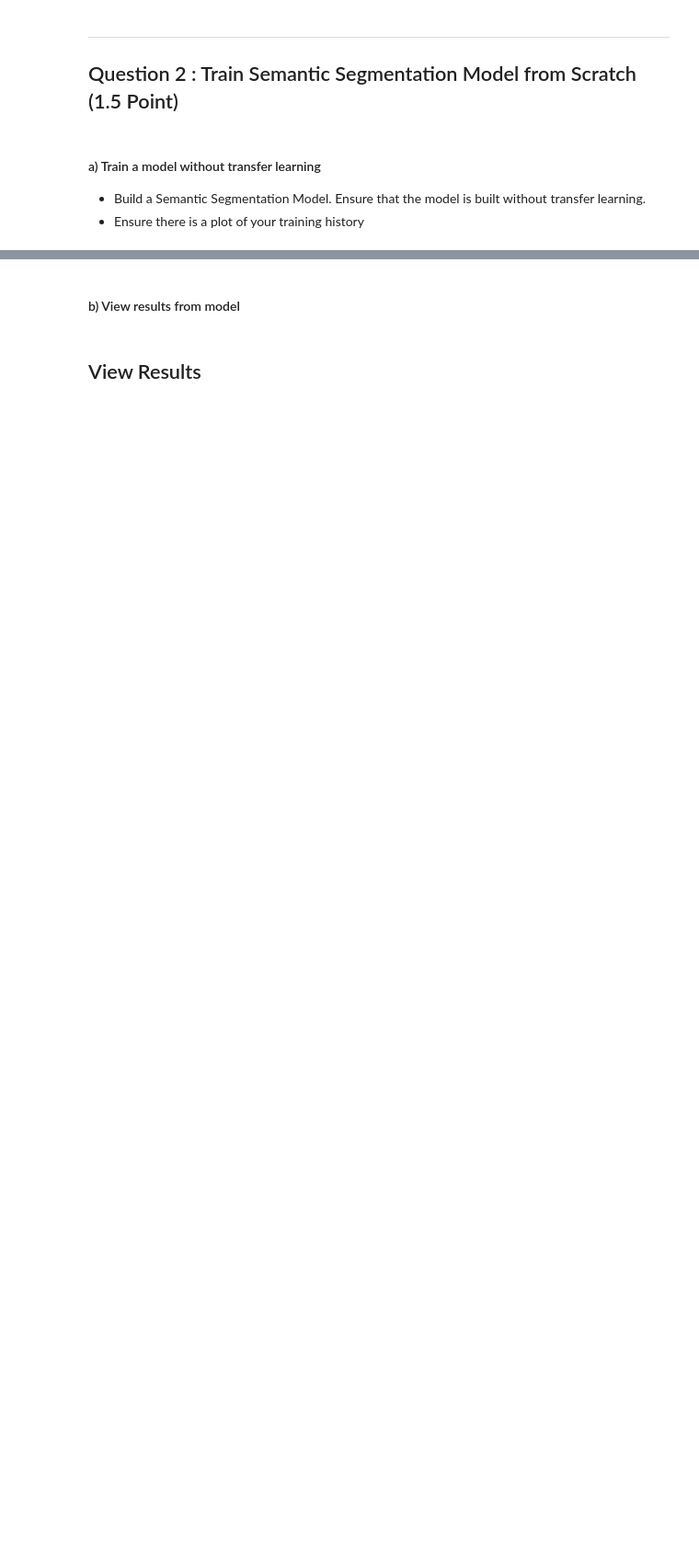
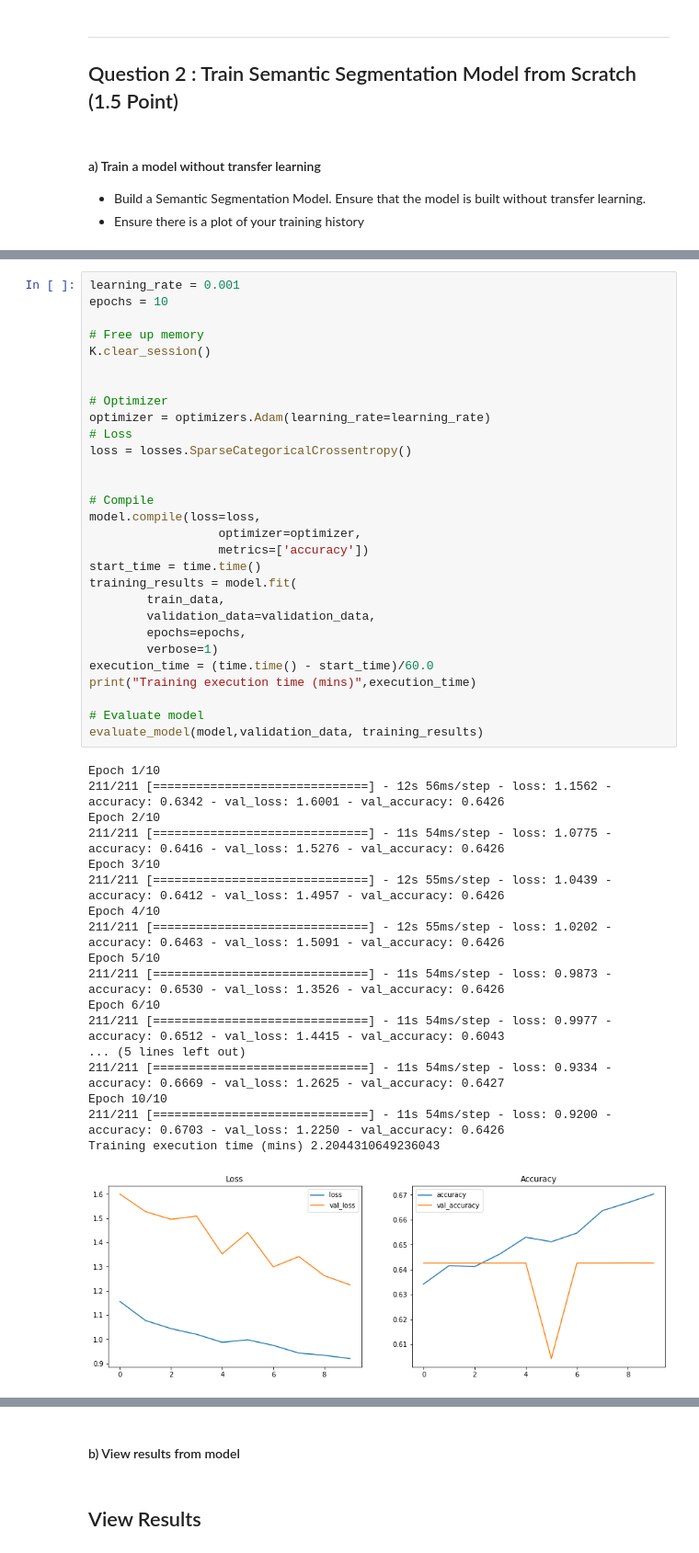
Before and after one commit to simonwarchol/2020F-AC295, a Jupyter notebook: content/exercises/exercise5/AC_295_Fall_2020_Exercise_5.ipynb, the cells around one changed output, grey strips where cells are left out. Shown at 92% size. Cells and saved outputs as stored; diff of their text form; blank space fills up the shorter version.

```diff
--- a/content/exercises/exercise5/AC_295_Fall_2020_Exercise_5.ipynb
+++ b/content/exercises/exercise5/AC_295_Fall_2020_Exercise_5.ipynb
@@ -435,0 +527,48 @@ print("validation_data",validation_data)
+# %%
+learning_rate = 0.001
+epochs = 10
+
+# Free up memory
+K.clear_session()
+
+
+# Optimizer
+optimizer = optimizers.Adam(learning_rate=learning_rate)
+# Loss
+loss = losses.SparseCategoricalCrossentropy()
+
+
+# Compile
+model.compile(loss=loss,
+                  optimizer=optimizer,
+                  metrics=['accuracy'])
+start_time = time.time()
+training_results = model.fit(
+        train_data,
+        validation_data=validation_data,
+        epochs=epochs,
+        verbose=1)
+execution_time = (time.time() - start_time)/60.0
+print("Training execution time (mins)",execution_time)
+
+# Evaluate model
+evaluate_model(model,validation_data, training_results)
+# %% [output]
+Epoch 1/10
+211/211 [==============================] - 12s 56ms/step - loss: 1.1562 - accuracy: 0.6342 - val_loss: 1.6001 - val_accuracy: 0.6426
+Epoch 2/10
+211/211 [==============================] - 11s 54ms/step - loss: 1.0775 - accuracy: 0.6416 - val_loss: 1.5276 - val_accuracy: 0.6426
+Epoch 3/10
+211/211 [==============================] - 12s 55ms/step - loss: 1.0439 - accuracy: 0.6412 - val_loss: 1.4957 - val_accuracy: 0.6426
+Epoch 4/10
+211/211 [==============================] - 12s 55ms/step - loss: 1.0202 - accuracy: 0.6463 - val_loss: 1.5091 - val_accuracy: 0.6426
+Epoch 5/10
+211/211 [==============================] - 11s 54ms/step - loss: 0.9873 - accuracy: 0.6530 - val_loss: 1.3526 - val_accuracy: 0.6426
+Epoch 6/10
+211/211 [==============================] - 11s 54ms/step - loss: 0.9977 - accuracy: 0.6512 - val_loss: 1.4415 - val_accuracy: 0.6043
+... (5 lines left out)
+211/211 [==============================] - 11s 54ms/step - loss: 0.9334 - accuracy: 0.6669 - val_loss: 1.2625 - val_accuracy: 0.6427
+Epoch 10/10
+211/211 [==============================] - 11s 54ms/step - loss: 0.9200 - accuracy: 0.6703 - val_loss: 1.2250 - val_accuracy: 0.6426
+Training execution time (mins) 2.2044310649236043
+[figure, added]
```
Also changed, not shown: parts of 26 cells of this notebook, 4 other files.
